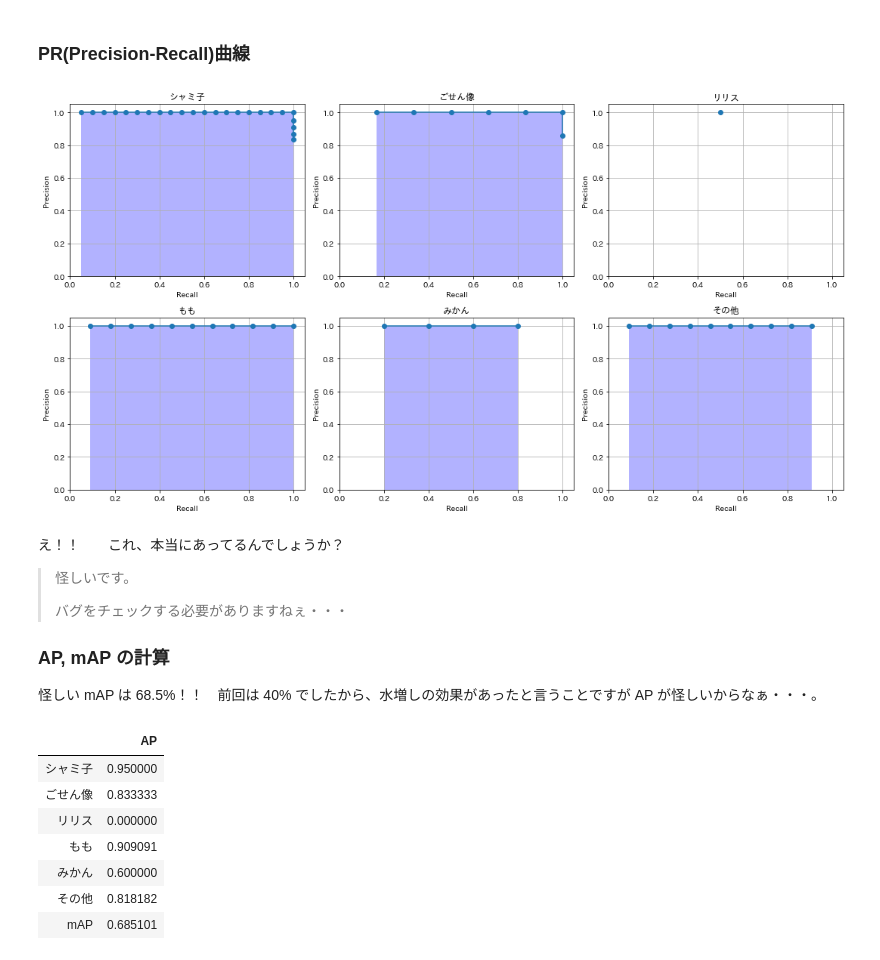
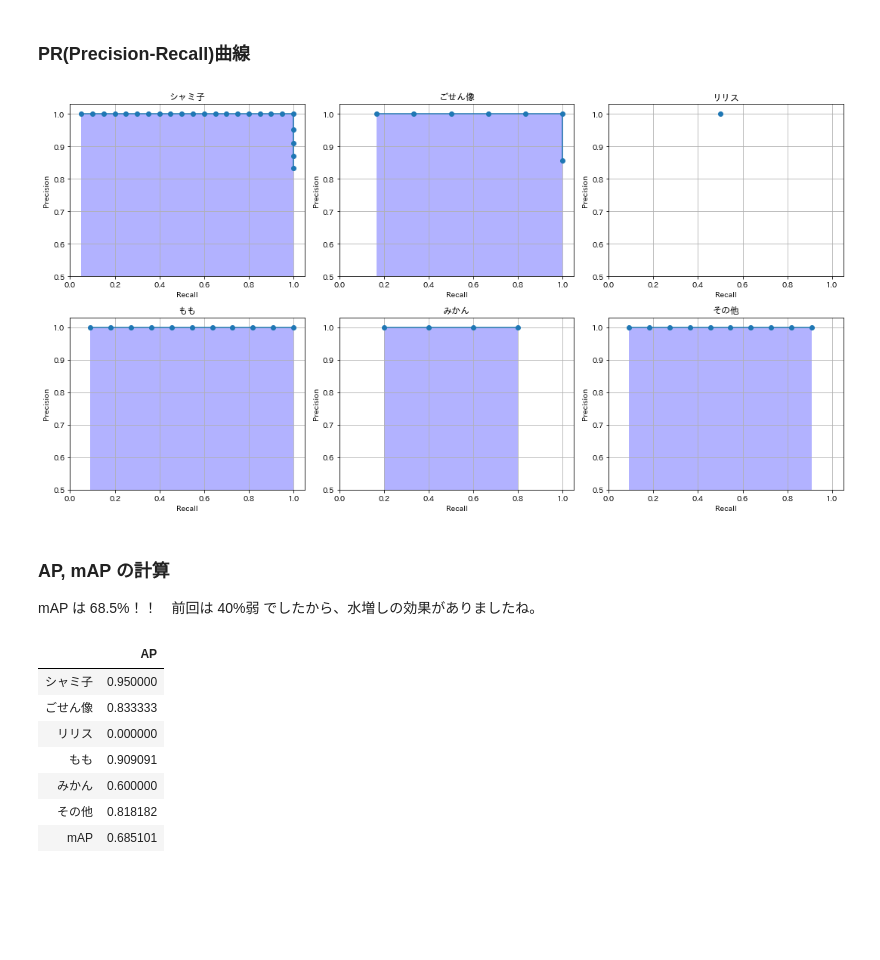
Before and after one commit to nTAKAn/detectron2_Machikado2, a Jupyter notebook: custom4_evaluate.ipynb, the cells around one changed output. Cells and saved outputs as stored; diff of their text form; code cells hidden in the pictures; blank space fills up the shorter version.

```diff
--- a/custom4_evaluate.ipynb
+++ b/custom4_evaluate.ipynb
@@ -206,34 +202,28 @@ df_dict = make_info_dict(true_dicts=true_dicts, pred_dicts=pred_dicts, classes=l
 # %%
 # プロット
 plt.figure(figsize=(15, 8))
 
 for i, _cls in enumerate(df_dict.keys()):
     df = df_dict[_cls]
 
     ax = plt.subplot(2, 3, i + 1)
     ax.plot(df['rec'], df['pre'], '-o')
     ax.fill_between(df['rec'], df['pre'], facecolor='b', alpha=0.3)
     ax.set_xlim([0, 1.05])
-    ax.set_ylim([0, 1.05])
+    ax.set_ylim([0.5, 1.03])
     ax.grid(True)
     ax.set_title(CAT_NAME_JP[_cls])
     ax.set_xlabel('Recall')
     ax.set_ylabel('Precision')
 
 plt.tight_layout()
 plt.show()
 # %% [output]
-[figure, old version]
+[figure, new version]
 # %% [markdown]
-え！！　　これ、本当にあってるんでしょうか？
-
-> 怪しいです。
->
-> バグをチェックする必要がありますねぇ・・・
-
 ### AP, mAP の計算
 
-怪しい mAP は 68.5%！！　前回は 40% でしたから、水増しの効果があったと言うことですが AP が怪しいからなぁ・・・。
+mAP は 68.5%！！　前回は 40%弱 でしたから、水増しの効果がありましたね。
 # %%
 from machikado_util.calc_ap import calc_AP
 
```
Also changed, not shown: parts of 4 cells of this notebook, 1 other file.
